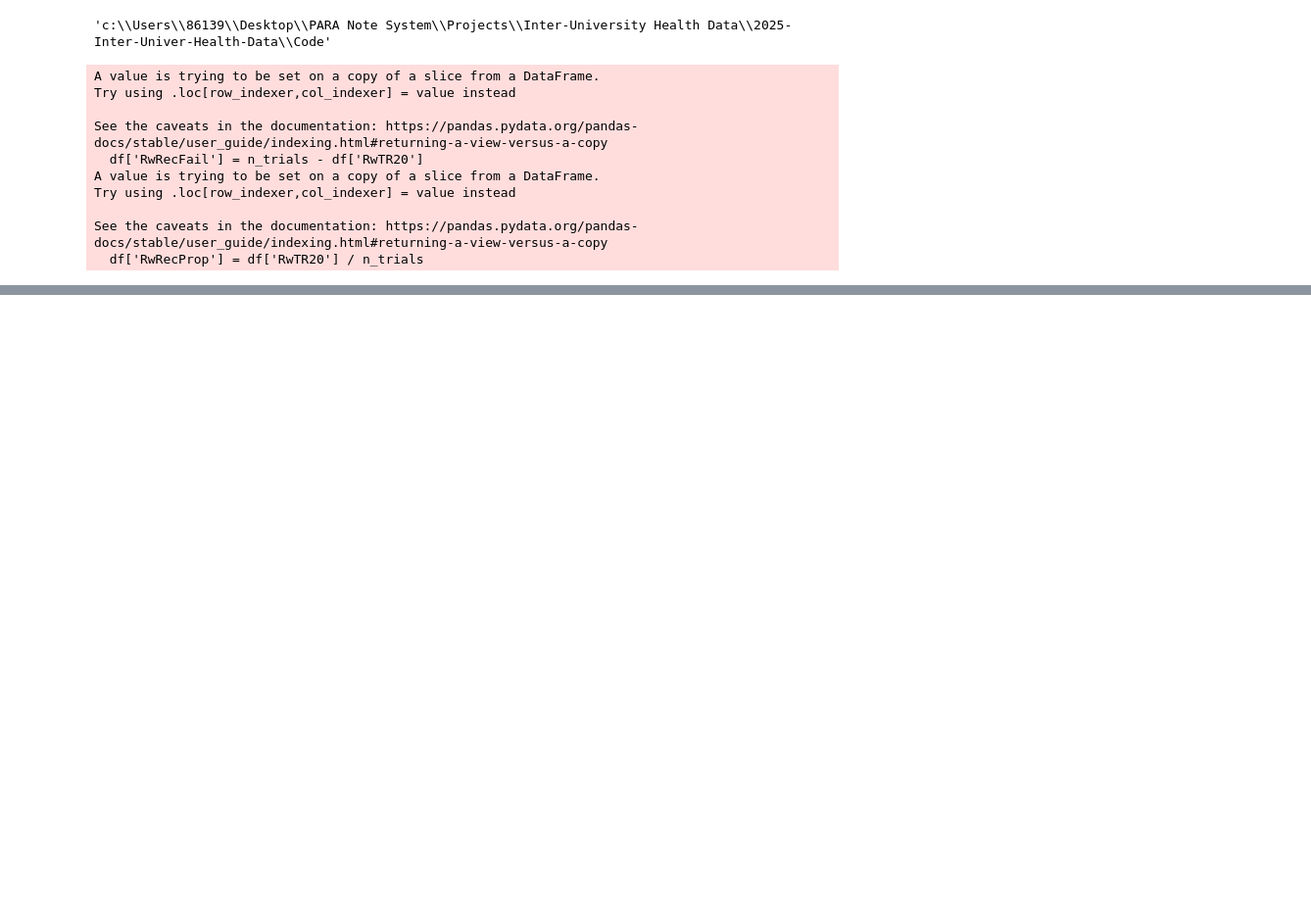
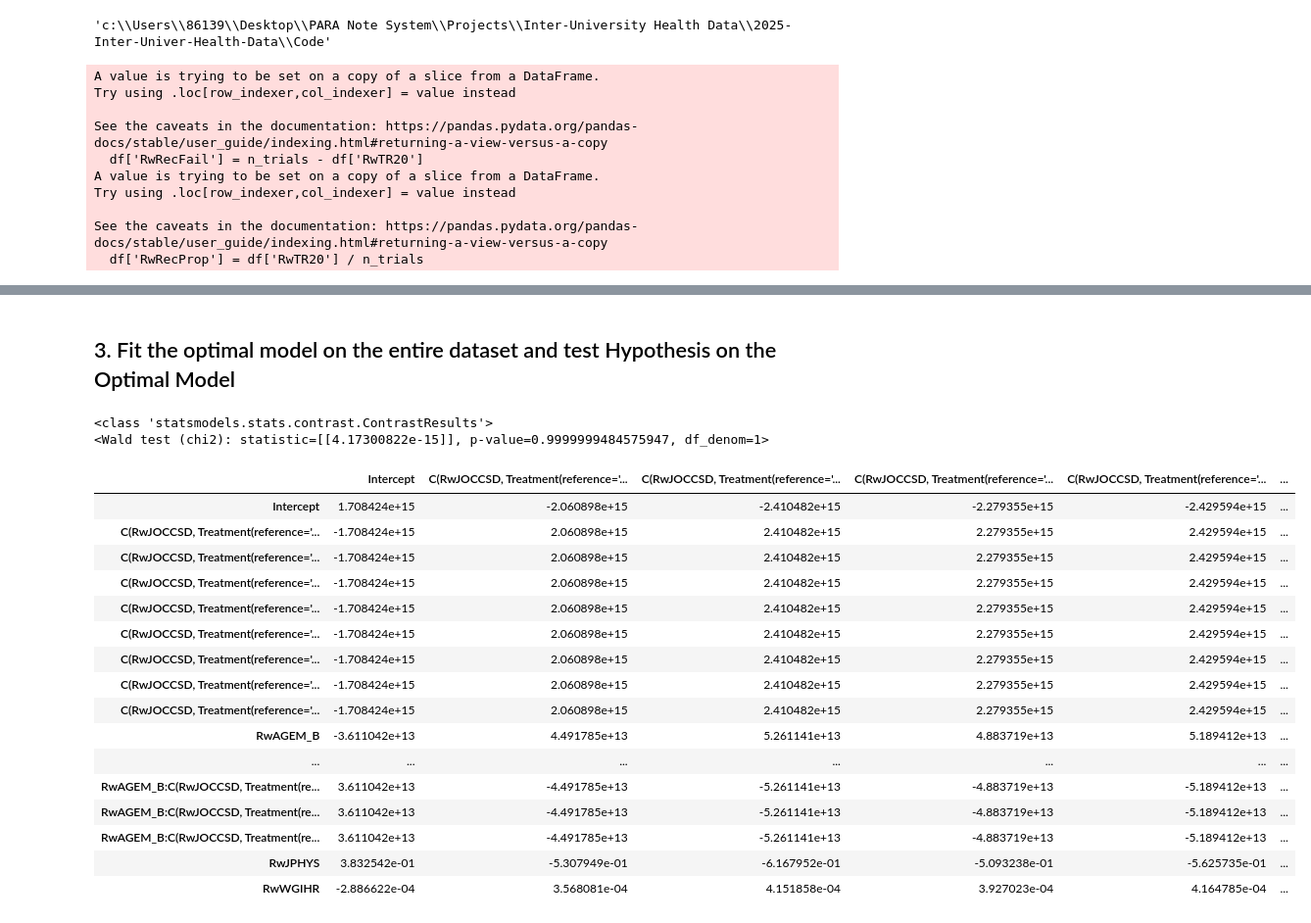
Before and after one commit to Owen-Darkhorse/Inter-Univer-Health-Data, a Jupyter notebook: Code/250624-GEE.ipynb, the cells around one changed output, grey strips where cells are left out. Shown: that part at 98% size. Drawn from its saved outputs; the diff is of its cells as text; code cells hidden in the pictures; blank space fills up the shorter version.

Commit message:
GEE qic selection and hypothesis testing

```diff
--- a/Code/250624-GEE.ipynb
+++ b/Code/250624-GEE.ipynb
@@ -36,7 +36,7 @@ df['RwRecProp'] = df['RwTR20'] / n_trials
 # 2. Define the exchangeable correlation structure
 exchangeable_corr = sm.cov_struct.Exchangeable()
 autoregress_corr = sm.cov_struct.Autoregressive()
-unstructure_corr = sm.cov_struct.CovStruct()
+unstructure_corr = sm.cov_struct.Independence()
 
 
 # 3. Specify Full Model Formula
@@ -179,7 +104,7 @@ def calc_qic(model_result):
     # QIC = -2 * quasi-likelihood + 2 * trace(V_hat^-1 * V_model)
     # statsmodels does not provide QIC directly, but we can use qic() if available
     try:
-        return model_result.qic()
+        return model_result.qic()[0]
     except AttributeError:
         return np.nan
 
@@ -192,0 +126,14 @@ print(f"QIC (Unstructured): {qic_unstruct}")
+# %%
+## Choose the control variables
+controlVars = ['RwWORK', 'RwJHOURS', 'RwWGIHR',
+       'RwJPHYS', 'RwJLIFT', 'RwJSTRES', 'RwJSTOOP', 'RwJSIGHT', 'RwCENREG',
+       'RwMSTAT', 'RwLIVBRO', 'RwHIBP', 'RwDIAB', 'RwCANCR',
+       'RwLUNG', 'RwHEART', 'RwSTROK', 'RwPSYCH', 'RwVIGACT', 'RwSMOKEV',
+       'RwDRINK', 'RwPhyLim', 'RwCogLim', 'RwAnyCogImp', 'RwLOST',
+       'RwWANDER', 'RwHALUC', 'RwALONE', 'HwATOTB', 'HwADEBT', 'HwACHCK',
+       'HwAMRTB', 'HwITOT']
+
+baseFormula = "RwRecProp ~ RwAGEM_B * C(RwJOCCSD, Treatment(reference='Retired'))"
+fullFormula = baseFormula + ' + ' + ' + '.join(controlVars)
+
+print(fullFormula)
@@ -192,0 +266,7 @@ print(f"QIC (Unstructured): {qic_unstruct}")
+# %%
+optimal_form, optimal_result, history =\
+    stepwise_selection_qic(df, df["HHIDPN"], unstructure_corr,
+                        sm.families.Binomial(),
+                        baseFormula, fullFormula,
+                        verbose=False,
+                        qic_threshold=10)
@@ -193,3 +299,50 @@ print(f"QIC (Unstructured): {qic_unstruct}")
+# %% [markdown]
+## 3. Fit the optimal model on the entire dataset and test Hypothesis on the Optimal Model
+# %%
+import numpy as np
+import re
+
+optimal_cov = optimal_result.cov_params()
+
+## R matrix: interactions between RwAGEM_B and RwJOCCSD are 0
+# Get parameter names from the optimal model
+param_names = optimal_result.params.index.tolist()
+
+# Find interaction terms between RwAGEM_B and RwJOCCSD
+# interaction_pattern = re.compile(r"RwAGEM_B:C\(RwJOCCSD.*\)")
+interaction_pattern = re.compile(r"RwJPHYS")
+
+interaction_indices = [i for i, name in enumerate(param_names) if interaction_pattern.search(name)]
+
+# Create R matrix: one row for each interaction, columns = number of params
+r_matrix = np.zeros((len(interaction_indices), len(param_names)))
+for row, idx in enumerate(interaction_indices):
+    r_matrix[row, idx] = 1
+
+optimal_result.wald_test(r_matrix, cov_p=optimal_cov)
+# %% [output]
+<class 'statsmodels.stats.contrast.ContrastResults'>
+<Wald test (chi2): statistic=[[4.17300822e-15]], p-value=0.9999999484575947, df_denom=1>
+# %%
+optimal_result.cov_params()
+# %% [output]
+|  | Intercept | C(RwJOCCSD, Treatment(reference='... | C(RwJOCCSD, Treatment(reference='... | C(RwJOCCSD, Treatment(reference='... | C(RwJOCCSD, Treatment(reference='... | ... |
+| Intercept | 1.708424e+15 | -2.060898e+15 | -2.410482e+15 | -2.279355e+15 | -2.429594e+15 | ... |
+| C(RwJOCCSD, Treatment(reference='... | -1.708424e+15 | 2.060898e+15 | 2.410482e+15 | 2.279355e+15 | 2.429594e+15 | ... |
+| C(RwJOCCSD, Treatment(reference='... | -1.708424e+15 | 2.060898e+15 | 2.410482e+15 | 2.279355e+15 | 2.429594e+15 | ... |
+| C(RwJOCCSD, Treatment(reference='... | -1.708424e+15 | 2.060898e+15 | 2.410482e+15 | 2.279355e+15 | 2.429594e+15 | ... |
+| C(RwJOCCSD, Treatment(reference='... | -1.708424e+15 | 2.060898e+15 | 2.410482e+15 | 2.279355e+15 | 2.429594e+15 | ... |
+| C(RwJOCCSD, Treatment(reference='... | -1.708424e+15 | 2.060898e+15 | 2.410482e+15 | 2.279355e+15 | 2.429594e+15 | ... |
+| C(RwJOCCSD, Treatment(reference='... | -1.708424e+15 | 2.060898e+15 | 2.410482e+15 | 2.279355e+15 | 2.429594e+15 | ... |
+| C(RwJOCCSD, Treatment(reference='... | -1.708424e+15 | 2.060898e+15 | 2.410482e+15 | 2.279355e+15 | 2.429594e+15 | ... |
+| C(RwJOCCSD, Treatment(reference='... | -1.708424e+15 | 2.060898e+15 | 2.410482e+15 | 2.279355e+15 | 2.429594e+15 | ... |
+| RwAGEM_B | -3.611042e+13 | 4.491785e+13 | 5.261141e+13 | 4.883719e+13 | 5.189412e+13 | ... |
+| ... | ... | ... | ... | ... | ... | ... |
+| RwAGEM_B:C(RwJOCCSD, Treatment(re... | 3.611042e+13 | -4.491785e+13 | -5.261141e+13 | -4.883719e+13 | -5.189412e+13 | ... |
+| RwAGEM_B:C(RwJOCCSD, Treatment(re... | 3.611042e+13 | -4.491785e+13 | -5.261141e+13 | -4.883719e+13 | -5.189412e+13 | ... |
+| RwAGEM_B:C(RwJOCCSD, Treatment(re... | 3.611042e+13 | -4.491785e+13 | -5.261141e+13 | -4.883719e+13 | -5.189412e+13 | ... |
+| RwJPHYS | 3.832542e-01 | -5.307949e-01 | -6.167952e-01 | -5.093238e-01 | -5.625735e-01 | ... |
+| RwWGIHR | -2.886622e-04 | 3.568081e-04 | 4.151858e-04 | 3.927023e-04 | 4.164785e-04 | ... |
 # %%
 # Retrieve the covariance matrices of the fitted GEE models
 cov_exch = resultsExch.cov_params()
```
Also changed, not shown: parts of 12 cells of this notebook, 1 other file.
